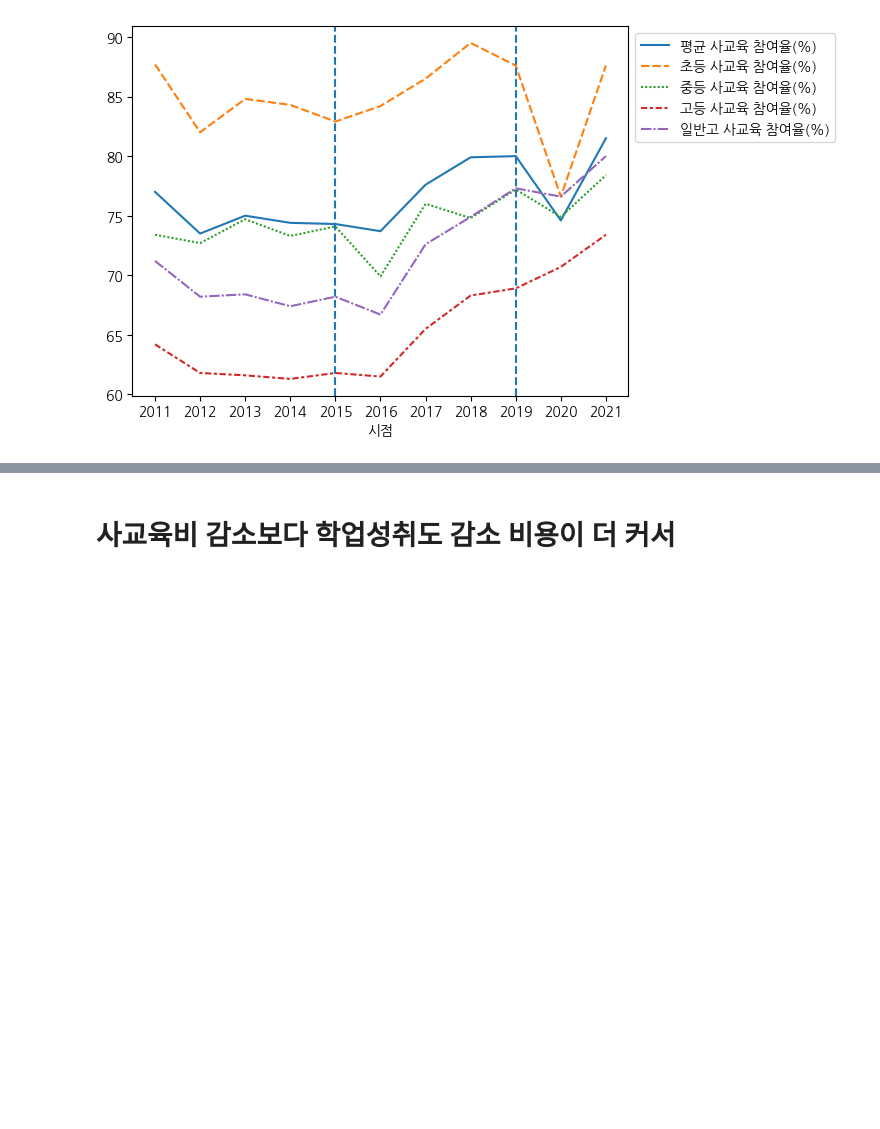
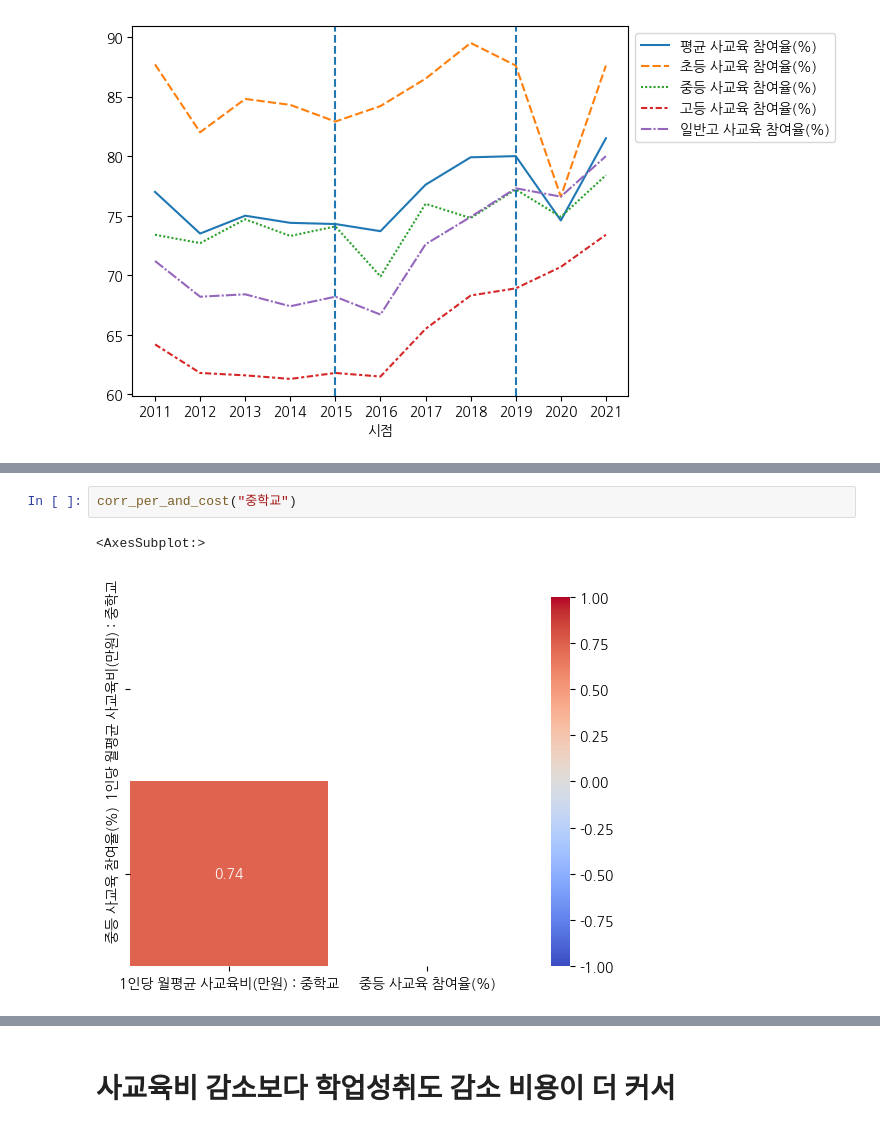
Before and after one commit to moonstar97/Structure, a Jupyter notebook: 가설2번_EDA.ipynb, the cells around one changed output, grey strips where cells are left out. Saved outputs shown, nothing was run; the diff lists cells and outputs as text; blank space fills up the shorter version.

```diff
--- a/가설2번_EDA.ipynb
+++ b/가설2번_EDA.ipynb
@@ -214,0 +261,5 @@ plt.legend(bbox_to_anchor=(1,1))
+# %%
+corr_per_and_cost("중학교")
+# %% [output]
+<AxesSubplot:>
+[figure, added]
```
Also changed, not shown: parts of 42 cells of this notebook, 6 other files.
